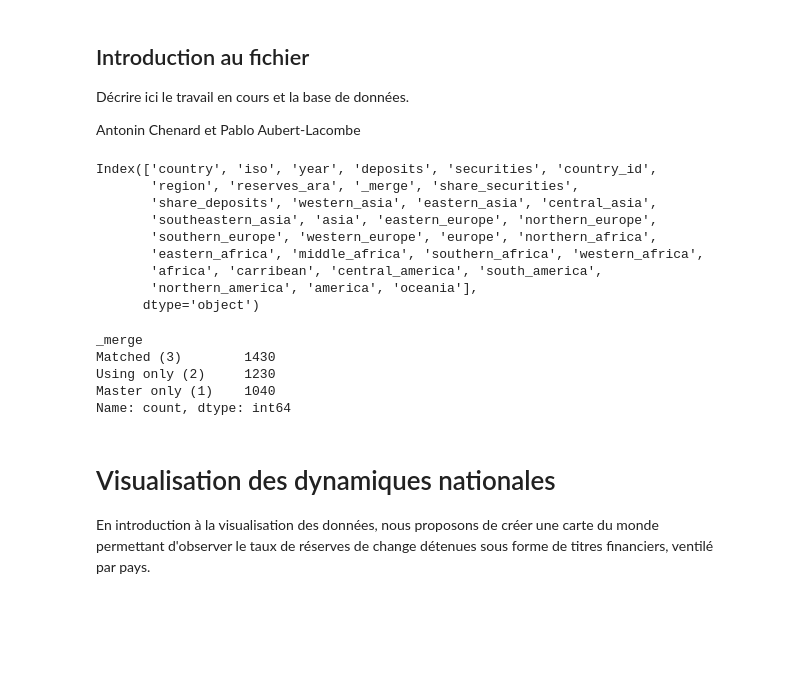
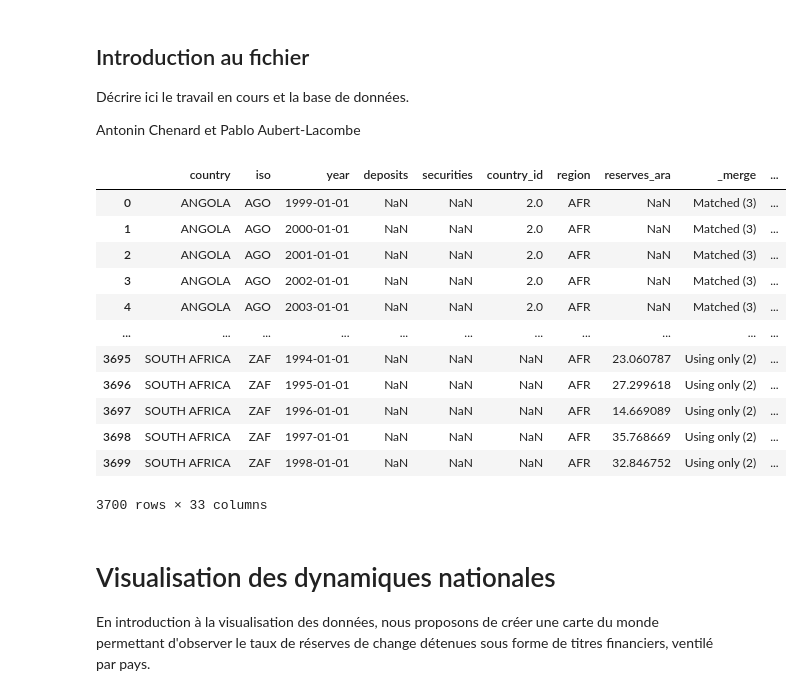
Before and after one commit to Pablito46/MiniProject, a Jupyter notebook: Main_MiniProject.ipynb, the cells around one changed output. Saved outputs shown, nothing was run; the diff lists cells and outputs as text; code cells hidden in the pictures; blank space fills up the shorter version.

```diff
--- a/Main_MiniProject.ipynb
+++ b/Main_MiniProject.ipynb
@@ -18,31 +23,27 @@ from matplotlib.lines import Line2D
 # On importe la base de données
 base = pd.read_csv("Data_IRFCL_ARA.csv",delimiter=",")
 
-# On transforme le format de la variable numérique "year" en variable temporelle*
-base['year'] = pd.to_datetime(base['year'], format="%Y")
-
 # On met le nom de tous les pays en majuscule
 base['country'] = base['country'].str.upper()
 
-base.columns
+# On transforme le format de la variable numérique "year" en variable temporelle*
+base['year'] = pd.to_datetime(base['year'], format="%Y")
-# %% [output]
-Index(['country', 'iso', 'year', 'deposits', 'securities', 'country_id',
-       'region', 'reserves_ara', '_merge', 'share_securities',
-       'share_deposits', 'western_asia', 'eastern_asia', 'central_asia',
-       'southeastern_asia', 'asia', 'eastern_europe', 'northern_europe',
-       'southern_europe', 'western_europe', 'europe', 'northern_africa',
-       'eastern_africa', 'middle_africa', 'southern_africa', 'western_africa',
-       'africa', 'carribean', 'central_america', 'south_america',
-       'northern_america', 'america', 'oceania'],
-      dtype='object')
 # %%
-base.describe()
+base
 # %% [output]
+|  | country | iso | year | deposits | securities | country_id | region | reserves_ara | _merge | ... |
+| 0 | ANGOLA | AGO | 1999-01-01 | NaN | NaN | 2.0 | AFR | NaN | Matched (3) | ... |
+| 1 | ANGOLA | AGO | 2000-01-01 | NaN | NaN | 2.0 | AFR | NaN | Matched (3) | ... |
+| 2 | ANGOLA | AGO | 2001-01-01 | NaN | NaN | 2.0 | AFR | NaN | Matched (3) | ... |
+| 3 | ANGOLA | AGO | 2002-01-01 | NaN | NaN | 2.0 | AFR | NaN | Matched (3) | ... |
+| 4 | ANGOLA | AGO | 2003-01-01 | NaN | NaN | 2.0 | AFR | NaN | Matched (3) | ... |
+| ... | ... | ... | ... | ... | ... | ... | ... | ... | ... | ... |
+| 3695 | SOUTH AFRICA | ZAF | 1994-01-01 | NaN | NaN | NaN | AFR | 23.060787 | Using only (2) | ... |
+| 3696 | SOUTH AFRICA | ZAF | 1995-01-01 | NaN | NaN | NaN | AFR | 27.299618 | Using only (2) | ... |
+| 3697 | SOUTH AFRICA | ZAF | 1996-01-01 | NaN | NaN | NaN | AFR | 14.669089 | Using only (2) | ... |
+| 3698 | SOUTH AFRICA | ZAF | 1997-01-01 | NaN | NaN | NaN | AFR | 35.768669 | Using only (2) | ... |
+| 3699 | SOUTH AFRICA | ZAF | 1998-01-01 | NaN | NaN | NaN | AFR | 32.846752 | Using only (2) | ... |
-_merge
-Matched (3)        1430
-Using only (2)     1230
-Master only (1)    1040
-Name: count, dtype: int64
+3700 rows × 33 columns
 # %% [markdown]
 # Visualisation des dynamiques nationales
 
```
Also changed, not shown: parts of 8 cells of this notebook, 1 other file.
